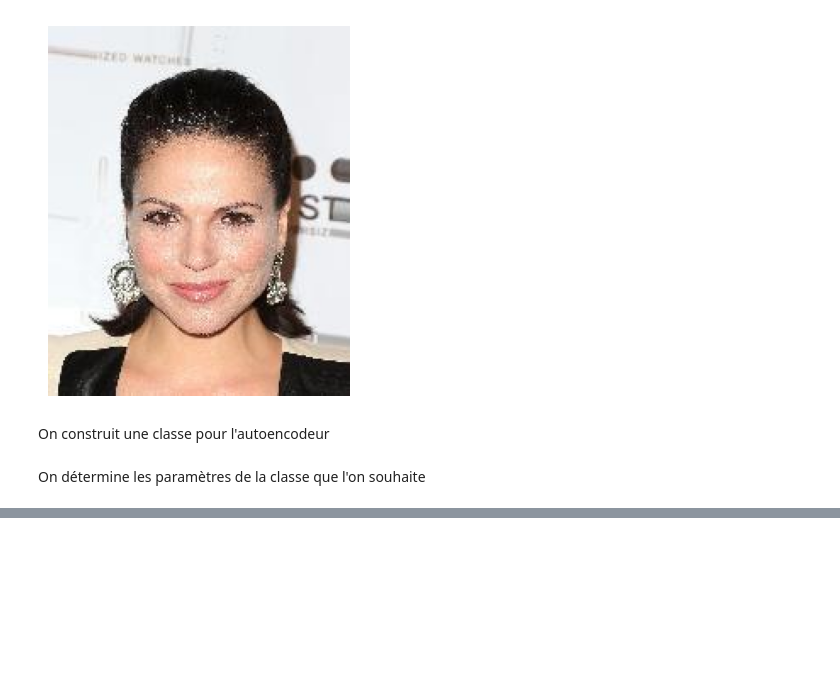
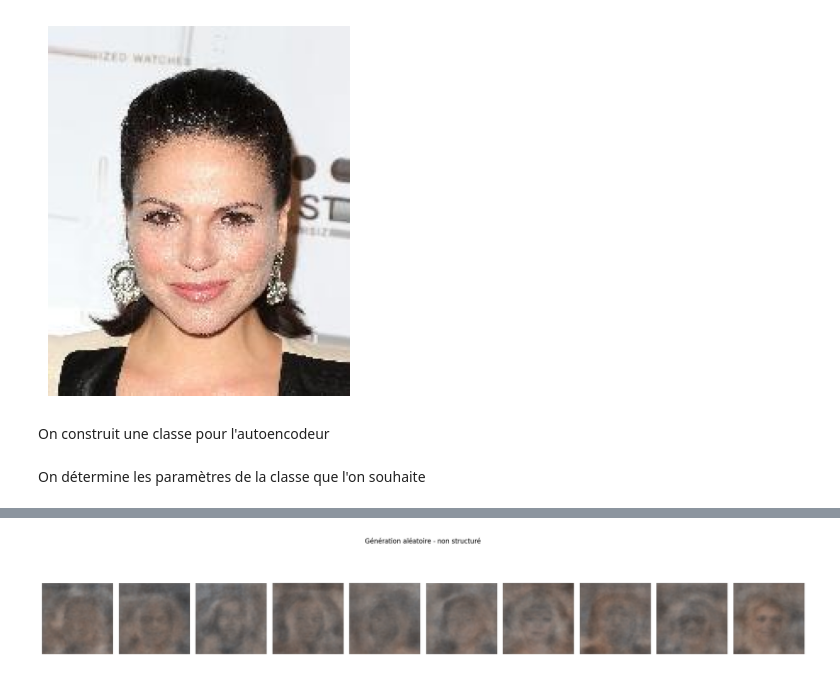
Before and after one commit to djakesa/AE-VAE-GAN-CelebA, a Jupyter notebook: jacques_autoencoder_celebA.ipynb, the cells around one changed output, grey strips where cells are left out. Cells and saved outputs as stored; diff of their text form; code cells hidden in the pictures; blank space fills up the shorter version.

```diff
--- a/jacques_autoencoder_celebA.ipynb
+++ b/jacques_autoencoder_celebA.ipynb
@@ -472,0 +450,13 @@ plt.show()
+# %%
+z_samples = np.random.normal(size=(10, autoencodeur.z_dim))
+generated_imgs = autoencodeur.decoder.predict(z_samples)
+
+plt.figure(figsize=(20, 4))
+for i, img in enumerate(generated_imgs):
+    plt.subplot(1, 10, i + 1)
+    plt.imshow(img[..., ::-1])  # BGR → RGB
+    plt.axis('off')
+plt.suptitle("Génération aléatoire - non structuré")
+plt.tight_layout()
+plt.show()
+# %% [output]
@@ -472,0 +464 @@ plt.show()
+[figure, added]
```
Also changed, not shown: parts of 11 cells of this notebook.
